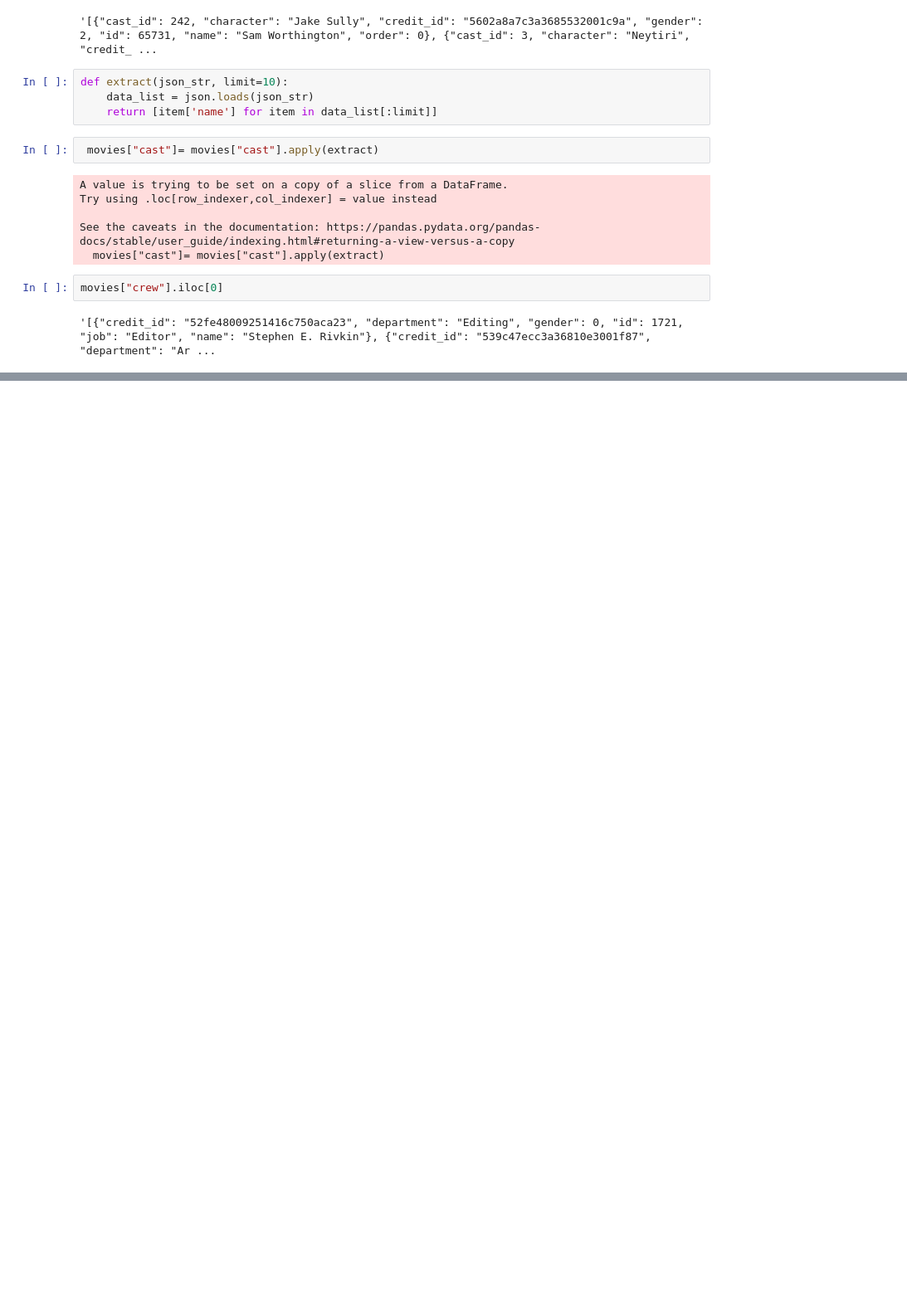
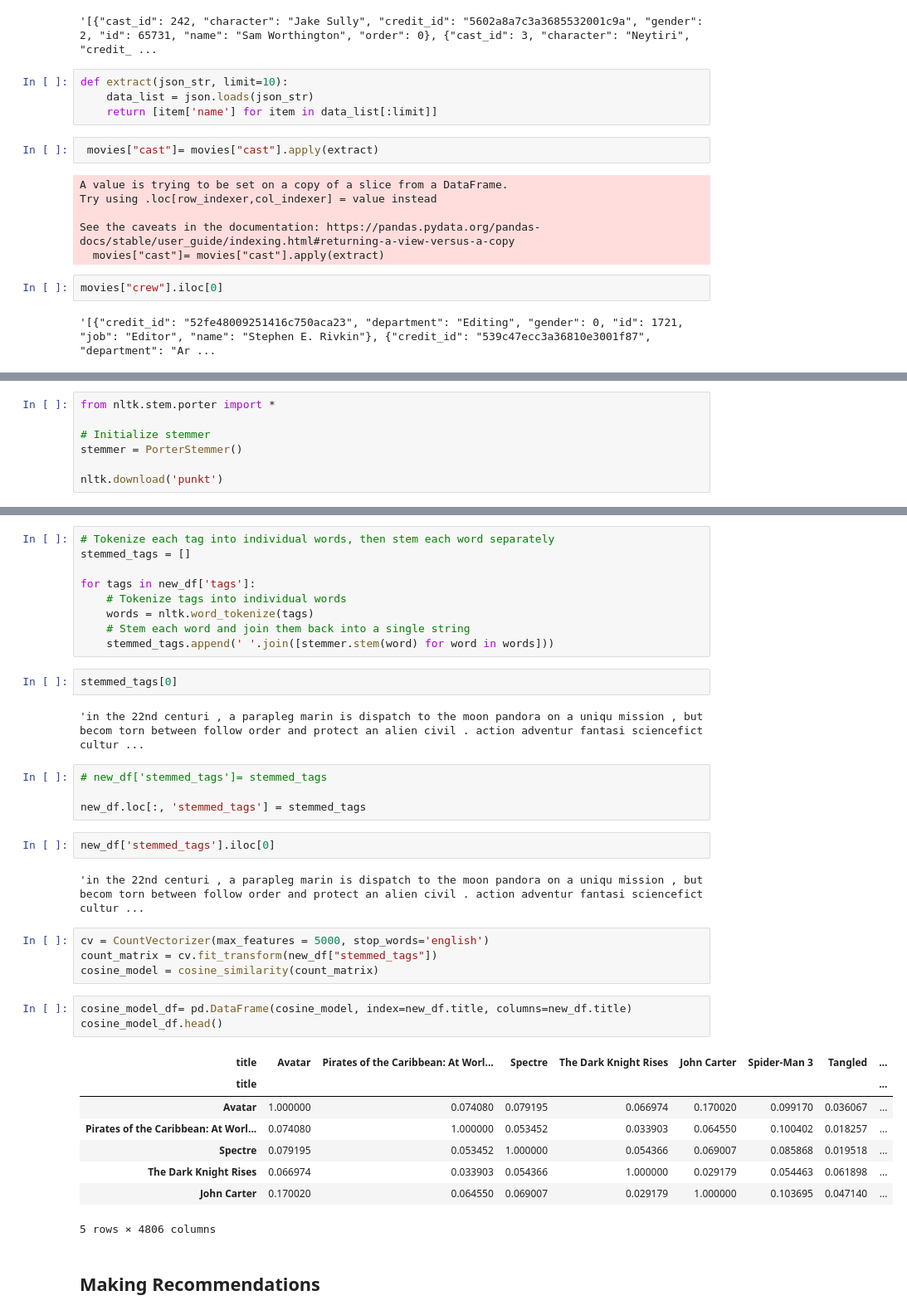
Before and after one commit to AashishAdhikari27/Movie_Recommendation_System, a Jupyter notebook: content_based_recommendation_system/Content_based_recommender.ipynb, the cells around one changed output, grey strips where cells are left out. Shown: that part at 83% size. Saved outputs shown, nothing was run; the diff lists cells and outputs as text; blank space fills up the shorter version.

Commit message:
content based recommendation model created

```diff
--- a/content_based_recommendation_system/Content_based_recommender.ipynb
+++ b/content_based_recommendation_system/Content_based_recommender.ipynb
@@ -182,0 +334,7 @@ movies["crew"].apply(extract_directors).iloc[1]
+# %%
+from nltk.stem.porter import *
+
+# Initialize stemmer
+stemmer = PorterStemmer()
+
+nltk.download('punkt')
@@ -182,0 +345,39 @@ movies["crew"].apply(extract_directors).iloc[1]
+# %%
+# Tokenize each tag into individual words, then stem each word separately
+stemmed_tags = []
+
+for tags in new_df['tags']:
+    # Tokenize tags into individual words
+    words = nltk.word_tokenize(tags)
+    # Stem each word and join them back into a single string
+    stemmed_tags.append(' '.join([stemmer.stem(word) for word in words]))
+# %%
+stemmed_tags[0]
+# %% [output]
+'in the 22nd centuri , a parapleg marin is dispatch to the moon pandora on a uniqu mission , but becom torn between follow order and protect an alien civil . action adventur fantasi sciencefict cultur ...
+# %%
+# new_df['stemmed_tags']= stemmed_tags
+
+new_df.loc[:, 'stemmed_tags'] = stemmed_tags
+# %%
+new_df['stemmed_tags'].iloc[0]
+# %% [output]
+'in the 22nd centuri , a parapleg marin is dispatch to the moon pandora on a uniqu mission , but becom torn between follow order and protect an alien civil . action adventur fantasi sciencefict cultur ...
+# %%
+cv = CountVectorizer(max_features = 5000, stop_words='english')
+count_matrix = cv.fit_transform(new_df["stemmed_tags"])
+cosine_model = cosine_similarity(count_matrix)
+# %%
+cosine_model_df= pd.DataFrame(cosine_model, index=new_df.title, columns=new_df.title)
+cosine_model_df.head()
+# %% [output]
+| title | Avatar | Pirates of the Caribbean: At Worl... | Spectre | The Dark Knight Rises | John Carter | Spider-Man 3 | Tangled | ... |
+| title |  |  |  |  |  |  |  | ... |
+| Avatar | 1.000000 | 0.074080 | 0.079195 | 0.066974 | 0.170020 | 0.099170 | 0.036067 | ... |
+| Pirates of the Caribbean: At Worl... | 0.074080 | 1.000000 | 0.053452 | 0.033903 | 0.064550 | 0.100402 | 0.018257 | ... |
+| Spectre | 0.079195 | 0.053452 | 1.000000 | 0.054366 | 0.069007 | 0.085868 | 0.019518 | ... |
+| The Dark Knight Rises | 0.066974 | 0.033903 | 0.054366 | 1.000000 | 0.029179 | 0.054463 | 0.061898 | ... |
+| John Carter | 0.170020 | 0.064550 | 0.069007 | 0.029179 | 1.000000 | 0.103695 | 0.047140 | ... |
+5 rows × 4806 columns
+# %% [markdown]
+##  Making Recommendations
```
Also changed, not shown: parts of 22 cells of this notebook.
